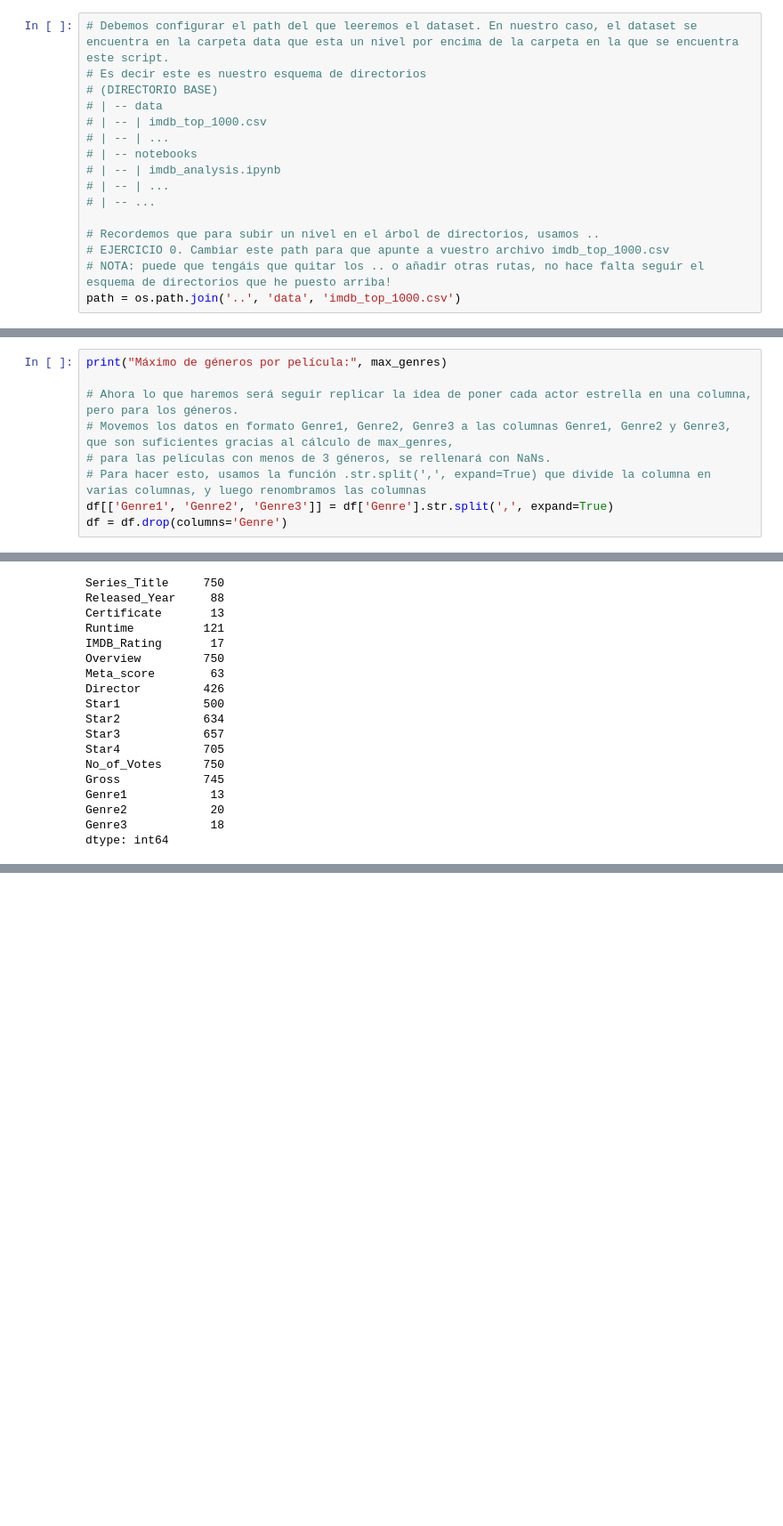
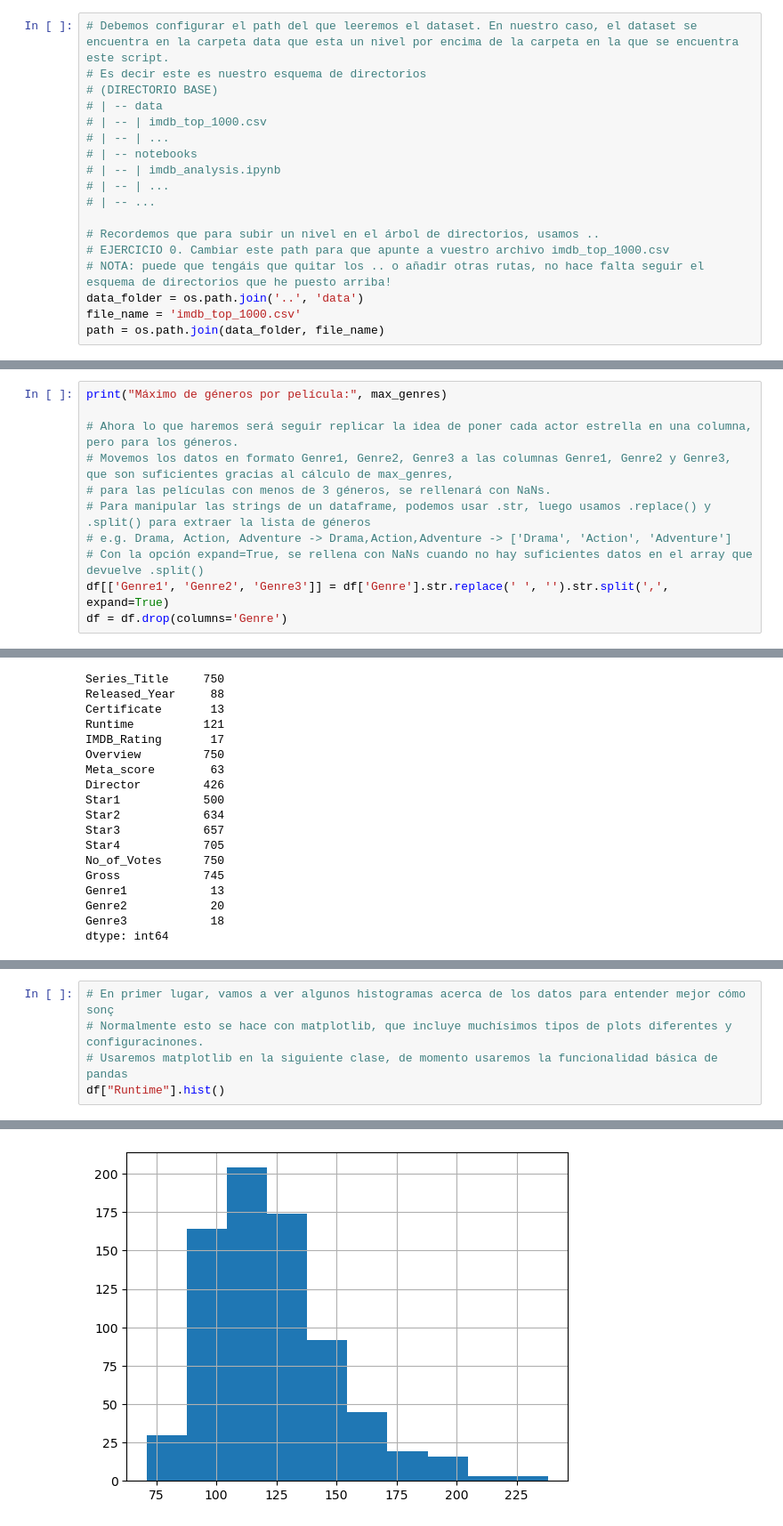
Before and after one commit to xianacarrera/python_course_2025, a Jupyter notebook: notebooks/imdb_analysis.ipynb, the cells around one changed output, grey strips where cells are left out. Shown at 89% size. Cells and saved outputs as stored; diff of their text form; blank space fills up the shorter version.

Commit message:
more pandas  notebook stuff

```diff
--- a/notebooks/imdb_analysis.ipynb
+++ b/notebooks/imdb_analysis.ipynb
@@ -39,7 +39,9 @@ import os
 # Recordemos que para subir un nivel en el árbol de directorios, usamos ..
 # EJERCICIO 0. Cambiar este path para que apunte a vuestro archivo imdb_top_1000.csv
 # NOTA: puede que tengáis que quitar los .. o añadir otras rutas, no hace falta seguir el esquema de directorios que he puesto arriba!
-path = os.path.join('..', 'data', 'imdb_top_1000.csv')
+data_folder = os.path.join('..', 'data')
+file_name = 'imdb_top_1000.csv'
+path = os.path.join(data_folder, file_name)
 # %%
 # Ahora podemos leer el dataset con pandas e imprimir los tipos de datos de cada columna
 # Usamos .read_csv para leer el archivo csv y .dtypes para obtener los tipos de datos de cada columna
@@ -302,8 +300,10 @@ print("Máximo de géneros por película:", max_genres)
 # Ahora lo que haremos será seguir replicar la idea de poner cada actor estrella en una columna, pero para los géneros.
 # Movemos los datos en formato Genre1, Genre2, Genre3 a las columnas Genre1, Genre2 y Genre3, que son suficientes gracias al cálculo de max_genres,
 # para las películas con menos de 3 géneros, se rellenará con NaNs.
-# Para hacer esto, usamos la función .str.split(',', expand=True) que divide la columna en varias columnas, y luego renombramos las columnas
-df[['Genre1', 'Genre2', 'Genre3']] = df['Genre'].str.split(',', expand=True)
+# Para manipular las strings de un dataframe, podemos usar .str, luego usamos .replace() y .split() para extraer la lista de géneros
+# e.g. Drama, Action, Adventure -> Drama,Action,Adventure -> ['Drama', 'Action', 'Adventure']
+# Con la opción expand=True, se rellena con NaNs cuando no hay suficientes datos en el array que devuelve .split()
+df[['Genre1', 'Genre2', 'Genre3']] = df['Genre'].str.replace(' ', '').str.split(',', expand=True)
 df = df.drop(columns='Genre')
 # %% [output]
 Máximo de géneros por película: 3
@@ -368,0 +388,6 @@ df.describe()
+# %%
+# En primer lugar, vamos a ver algunos histogramas acerca de los datos para entender mejor cómo sonç
+# Normalmente esto se hace con matplotlib, que incluye muchísimos tipos de plots diferentes y configuracinones.
+# Usaremos matplotlib en la siguiente clase, de momento usaremos la funcionalidad básica de pandas
+df["Runtime"].hist()
+# %% [output]
@@ -368,0 +395 @@ df.describe()
+[figure, added]
```
Also changed, not shown: parts of 15 cells of this notebook, 1 other file.
